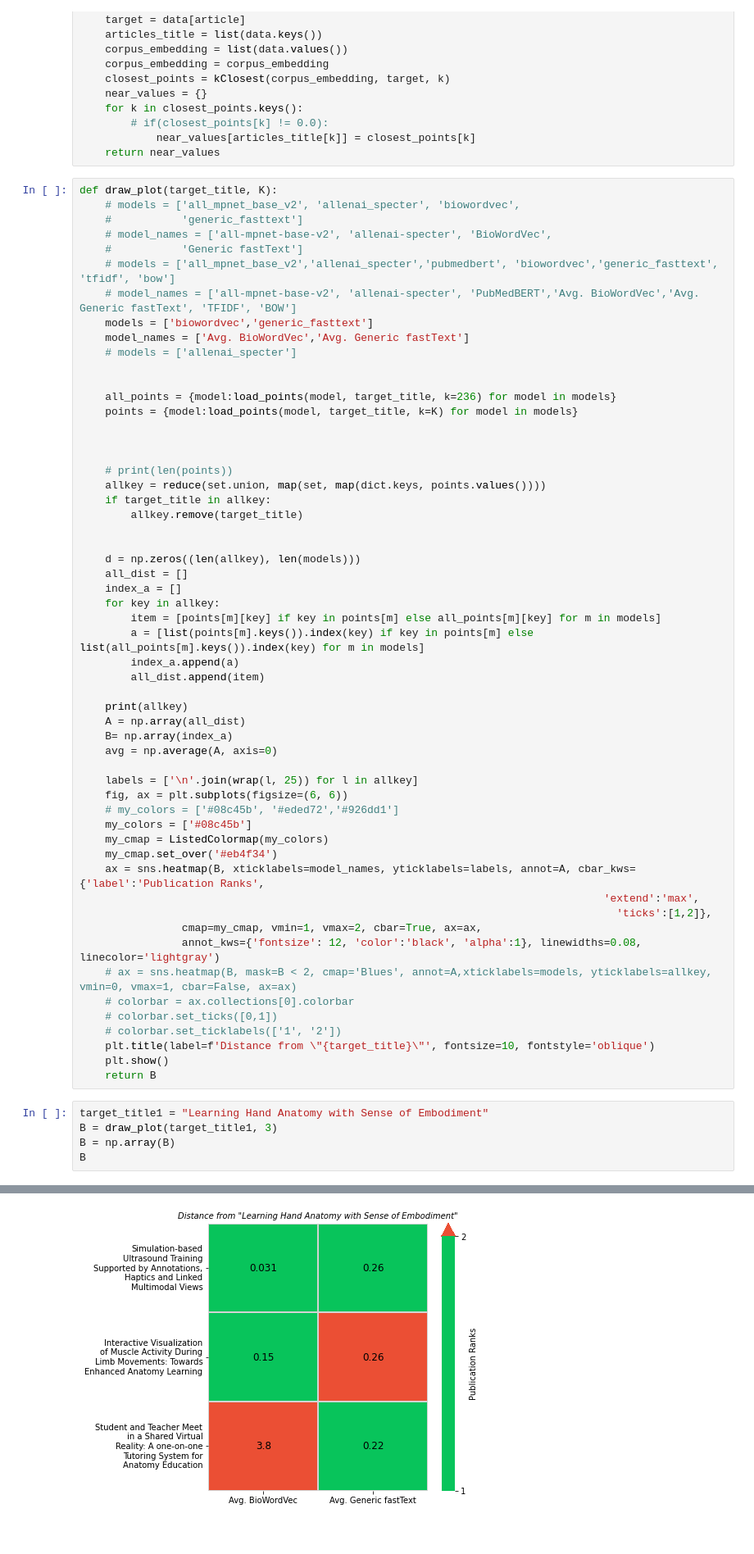
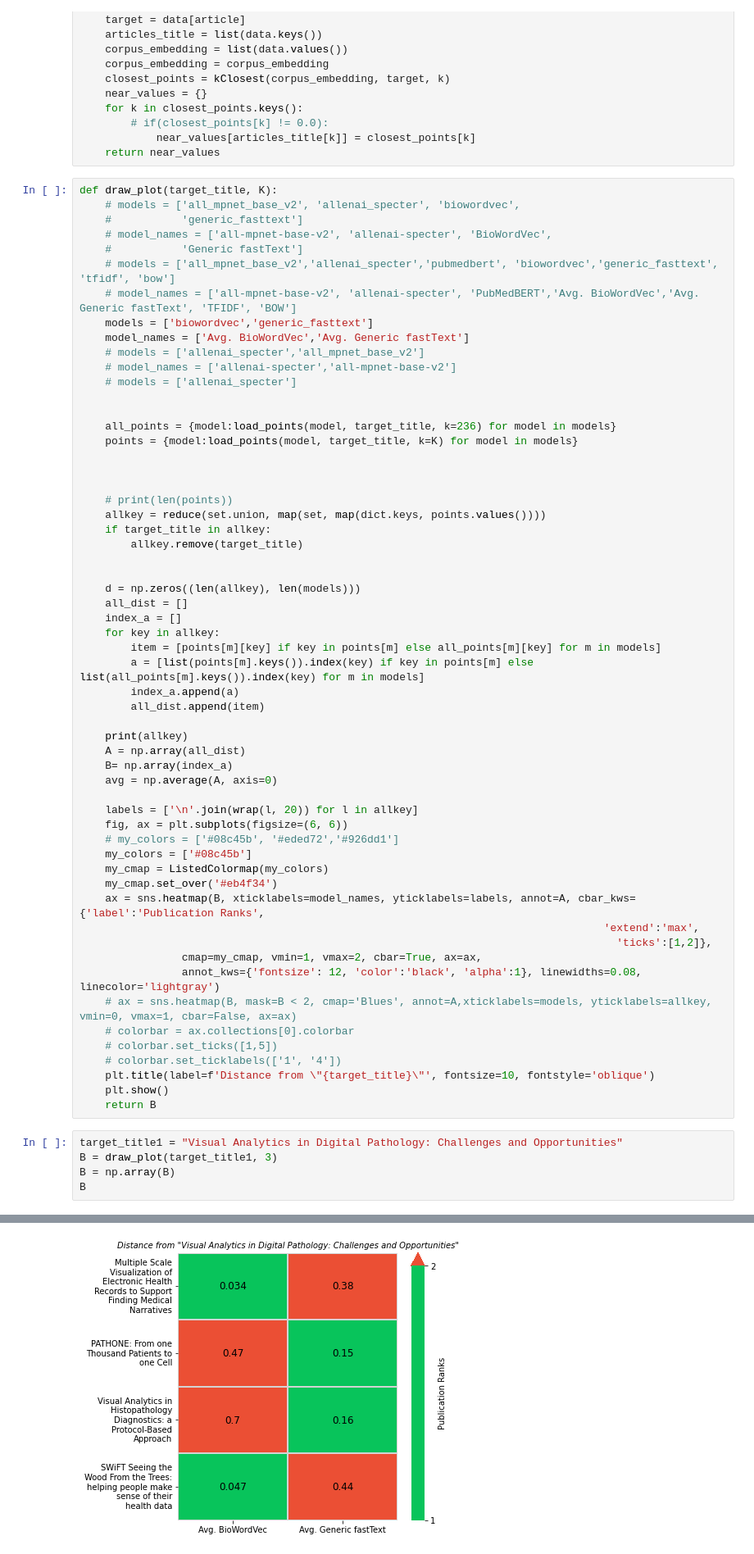
Before and after one commit to pruthvi-hegde/biomedvis, a Jupyter notebook: notebooks/k_neighbours.ipynb, the cells around one changed output, grey strips where cells are left out. Shown at 82% size. Saved outputs shown, nothing was run; the diff lists cells and outputs as text.

```diff
--- a/notebooks/k_neighbours.ipynb
+++ b/notebooks/k_neighbours.ipynb
@@ -67,6 +67,8 @@ def draw_plot(target_title, K):
     # model_names = ['all-mpnet-base-v2', 'allenai-specter', 'PubMedBERT','Avg. BioWordVec','Avg. Generic fastText', 'TFIDF', 'BOW']
     models = ['biowordvec','generic_fasttext']
     model_names = ['Avg. BioWordVec','Avg. Generic fastText']
+    # models = ['allenai_specter','all_mpnet_base_v2']
+    # model_names = ['allenai-specter','all-mpnet-base-v2']
     # models = ['allenai_specter']
 
 
@@ -95,7 +97,7 @@ def draw_plot(target_title, K):
     B= np.array(index_a)
     avg = np.average(A, axis=0)
 
-    labels = ['\n'.join(wrap(l, 25)) for l in allkey]
+    labels = ['\n'.join(wrap(l, 20)) for l in allkey]
     fig, ax = plt.subplots(figsize=(6, 6))
     # my_colors = ['#08c45b', '#eded72','#926dd1']
     my_colors = ['#08c45b']
@@ -108,13 +110,13 @@ def draw_plot(target_title, K):
                 annot_kws={'fontsize': 12, 'color':'black', 'alpha':1}, linewidths=0.08, linecolor='lightgray')
     # ax = sns.heatmap(B, mask=B < 2, cmap='Blues', annot=A,xticklabels=models, yticklabels=allkey, vmin=0, vmax=1, cbar=False, ax=ax)
     # colorbar = ax.collections[0].colorbar
-    # colorbar.set_ticks([0,1])
-    # colorbar.set_ticklabels(['1', '2'])
+    # colorbar.set_ticks([1,5])
+    # colorbar.set_ticklabels(['1', '4'])
     plt.title(label=f'Distance from \"{target_title}\"', fontsize=10, fontstyle='oblique')
     plt.show()
     return B
 # %%
-target_title1 = "Learning Hand Anatomy with Sense of Embodiment"
+target_title1 = "Visual Analytics in Digital Pathology: Challenges and Opportunities"
 B = draw_plot(target_title1, 3)
 B = np.array(B)
 B
@@ -123 +125 @@ B
-[figure, old version]
+[figure, new version]
```
Also changed, not shown: parts of 1 cell of this notebook, 5 other files.
